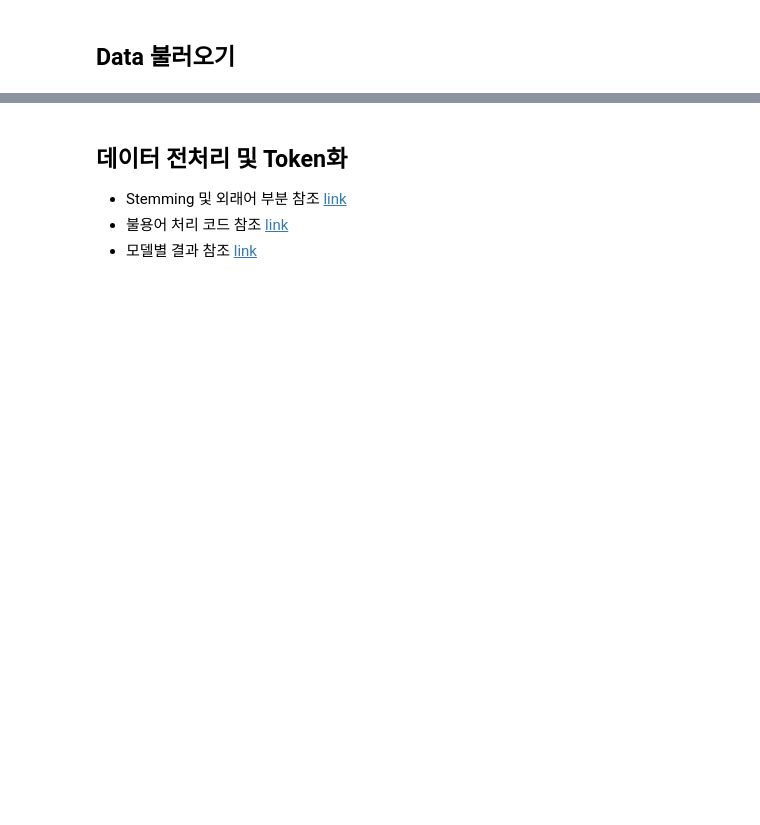
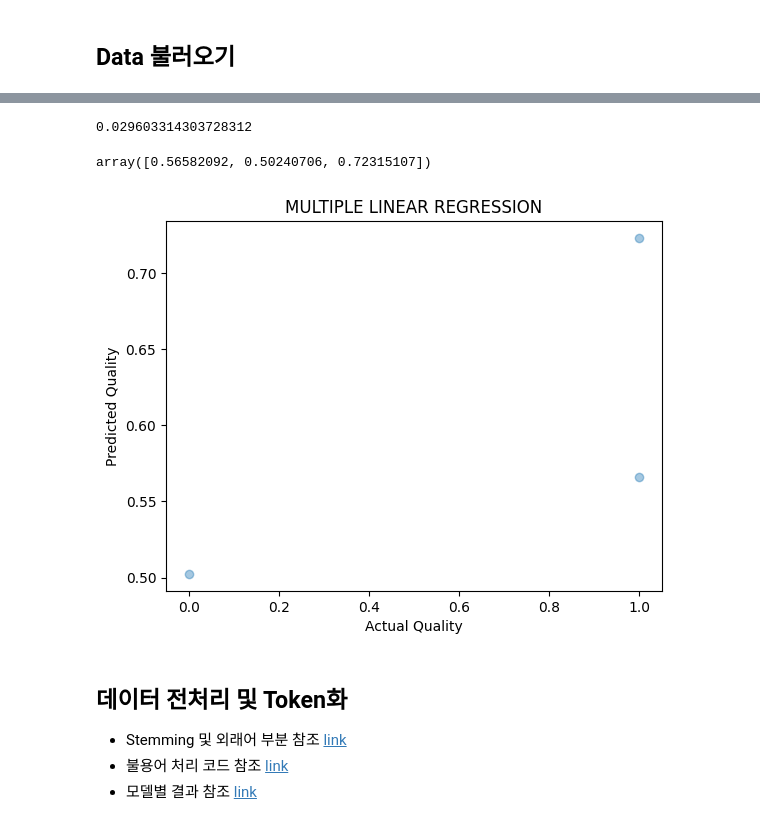
Before and after one commit to dldksco/churros, a Jupyter notebook: recommend/modeling/test.ipynb, the cells around one changed output, grey strips where cells are left out. Cells and saved outputs as stored; diff of their text form; code cells hidden in the pictures; blank space fills up the shorter version.

Commit message:
Feat : article quality measuring add

```diff
--- a/recommend/modeling/test.ipynb
+++ b/recommend/modeling/test.ipynb
@@ -14,0 +43,22 @@ with open(file_path, 'r', encoding='utf-8') as file:
+# %%
+df_raw = pd.DataFrame(data)
+df = df_raw
+# 제목 길이 변수
+df['title_len'] = df['title'].apply(len)
+# 본문 길이 변수
+df['full_text_len'] = df['full_text'].apply(len)
+# 언론사 정보???
+# 카테고리 정보 (one hot encoding)
+category_dummies = pd.get_dummies(df['cat1'])
+df = pd.concat([df, category_dummies], axis=1)
+category_dummies2 = pd.get_dummies(df['cat2'])
+df = pd.concat([df, category_dummies2], axis=1)
+# 콘텐츠 타입 정보? pass
+
+# 이미지 여부(boolean)
+df['img'] = df['img_src'].apply(lambda x: 1 if x != "" else 0)
+df_quality = df.iloc[:,12:]
+x = df_quality.iloc[:,:-1]
+# 값의 경우 labeling 이 진행되어야 한다
+y = df_raw['quality']
+print(df_quality.info())
@@ -15,3 +79,29 @@ with open(file_path, 'r', encoding='utf-8') as file:
+# %%
+# 다중 회귀 분석
+from sklearn.model_selection import train_test_split
+from sklearn.linear_model import LinearRegression
+x_train, x_test, y_train, y_test = train_test_split(x, y, train_size=0.8, test_size=0.2)
+mlr = LinearRegression()
+mlr.fit(x_train, y_train)
+print(mlr.score(x_train, y_train))
+# 이제 mlr.predict(features) 에 값을 넣으면 결과값이 나온다
+# 이 결과값을 기준으로 특정 점수 이하일 경우 분석에서 제외 또는 출력에서 제외
+# %% [output]
+0.029603314303728312
+# %%
+y_predict = mlr.predict(x_test)
+y_predict
+# %% [output]
+array([0.56582092, 0.50240706, 0.72315107])
+# %%
+import matplotlib.pyplot as plt
+plt.scatter(y_test, y_predict, alpha=0.4)
+plt.xlabel("Actual Quality")
+plt.ylabel("Predicted Quality")
+plt.title("MULTIPLE LINEAR REGRESSION")
+plt.show()
+# %% [output]
+[figure, added]
 # %% [markdown]
 ## 데이터 전처리 및 Token화
 - Stemming 및 외래어 부분 참조 [link](https://colab.research.google.com/drive/1FfhWsP9izQcuVl06P30r5cCxELA1ciVE?usp=sharing#scrollTo=mQtv-RQDAGtF)
```
Also changed, not shown: parts of 17 cells of this notebook, 4 other files.
